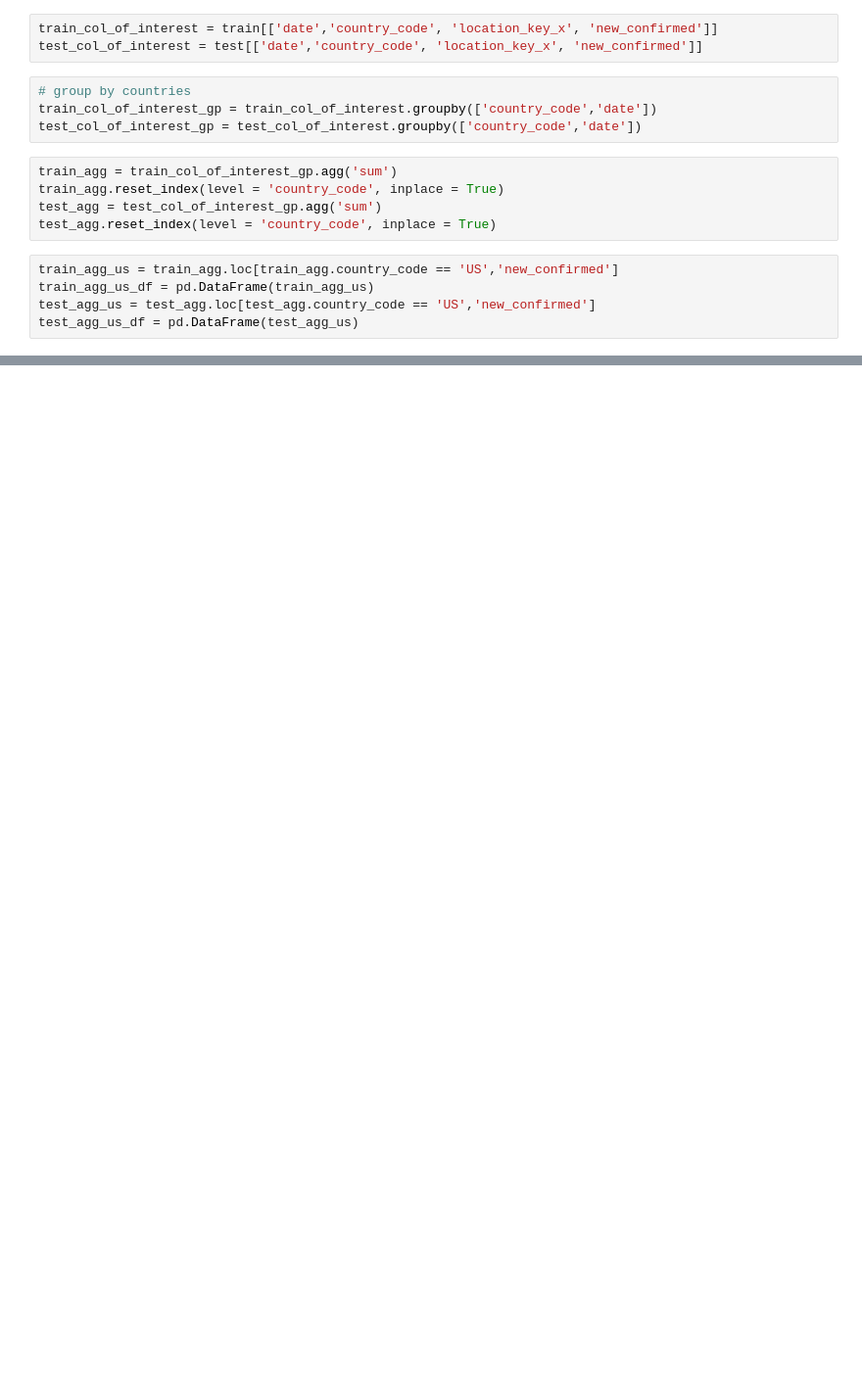
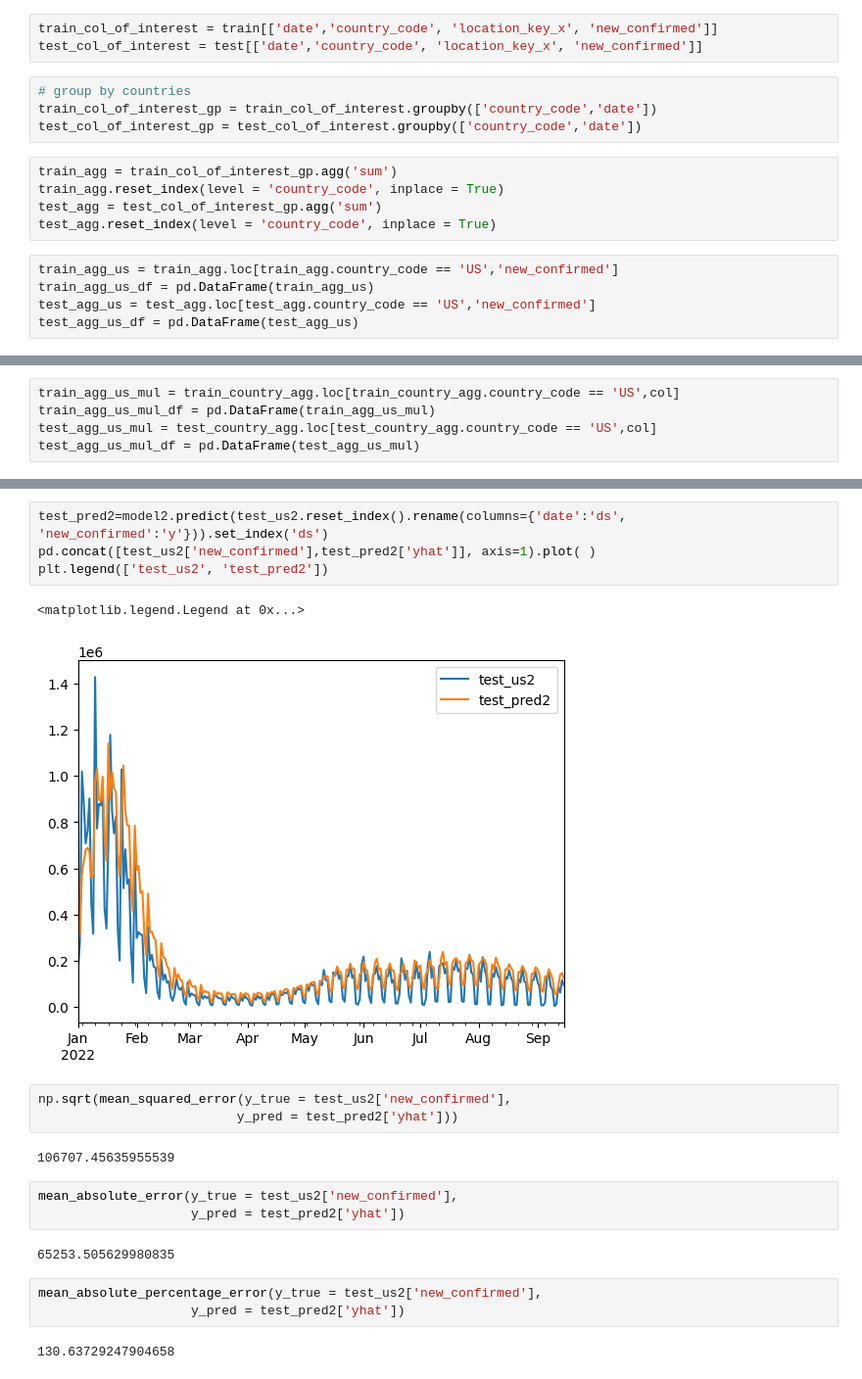
Before and after one commit to danlingzhou16/stat390, a Jupyter notebook: Prophet.ipynb, the cells around one changed output, grey strips where cells are left out. Shown at 98% size. Cells and saved outputs as stored; diff of their text form; blank space fills up the shorter version.

```diff
--- a/Prophet.ipynb
+++ b/Prophet.ipynb
@@ -80,0 +181,5 @@ plt.legend(['test', 'test_pred'])
+# %%
+train_agg_us_mul = train_country_agg.loc[train_country_agg.country_code == 'US',col]
+train_agg_us_mul_df = pd.DataFrame(train_agg_us_mul)
+test_agg_us_mul = test_country_agg.loc[test_country_agg.country_code == 'US',col]
+test_agg_us_mul_df = pd.DataFrame(test_agg_us_mul)
@@ -80,0 +254,22 @@ plt.legend(['test', 'test_pred'])
+# %%
+test_pred2=model2.predict(test_us2.reset_index().rename(columns={'date':'ds', 'new_confirmed':'y'})).set_index('ds')
+pd.concat([test_us2['new_confirmed'],test_pred2['yhat']], axis=1).plot( )
+plt.legend(['test_us2', 'test_pred2'])
+# %% [output]
+<matplotlib.legend.Legend at 0x...>
+[figure, added]
+# %%
+np.sqrt(mean_squared_error(y_true = test_us2['new_confirmed'],
+                          y_pred = test_pred2['yhat']))
+# %% [output]
+106707.45635955539
+# %%
+mean_absolute_error(y_true = test_us2['new_confirmed'],
+                    y_pred = test_pred2['yhat'])
+# %% [output]
+65253.505629980835
+# %%
+mean_absolute_percentage_error(y_true = test_us2['new_confirmed'],
+                    y_pred = test_pred2['yhat'])
+# %% [output]
+130.63729247904658
```
Also changed, not shown: parts of 25 cells of this notebook.
